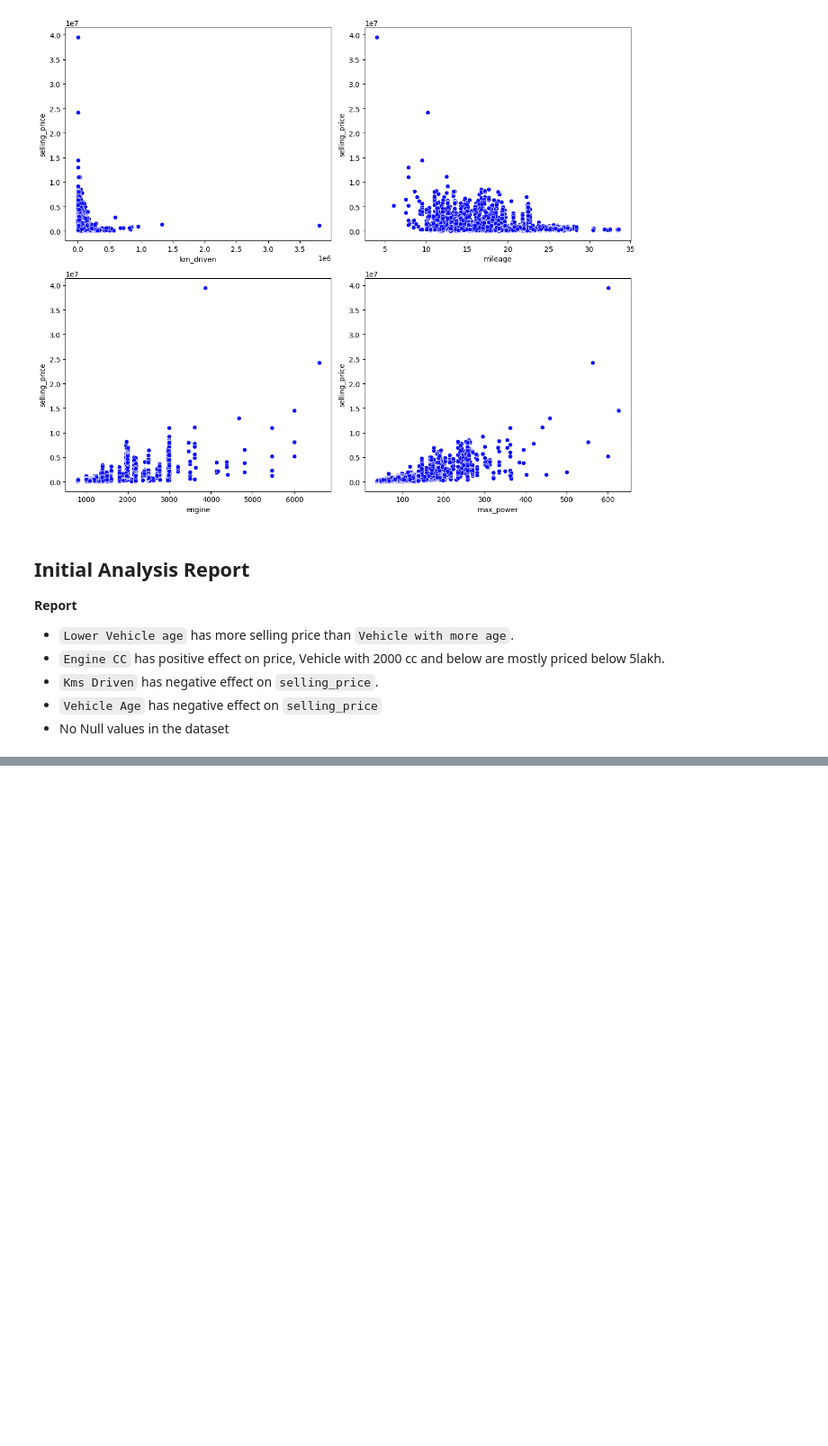
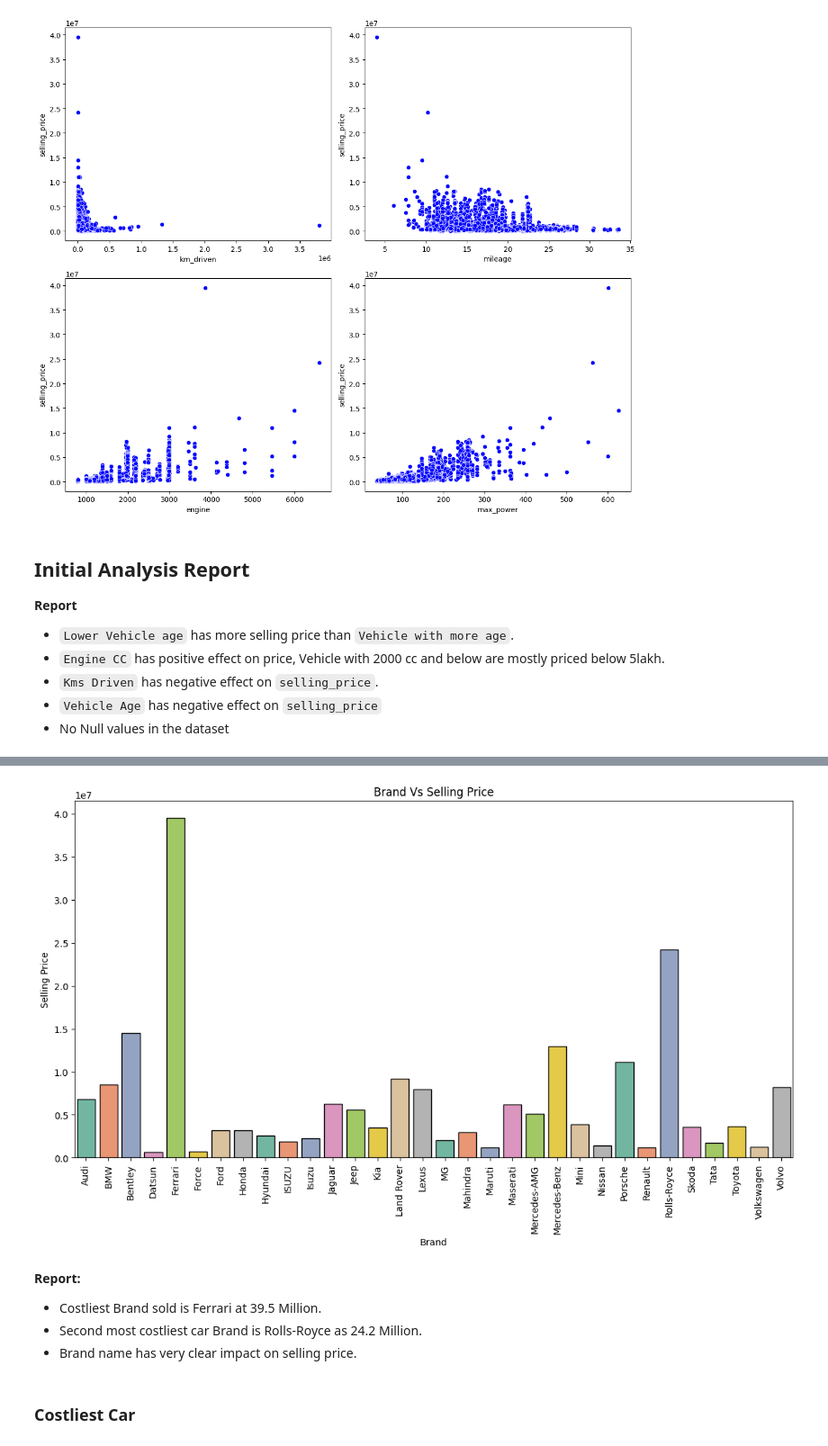
Before and after one commit to RohitKrish46/car-price-predictor, a Jupyter notebook: EDA.ipynb, the cells around one changed output, grey strips where cells are left out. Shown at 90% size. Saved outputs shown, nothing was run; the diff lists cells and outputs as text; code cells hidden in the pictures; blank space fills up the shorter version.

```diff
--- a/EDA.ipynb
+++ b/EDA.ipynb
@@ -240,0 +341,4 @@ ValueError: num must be an integer with 1 <= num <= 4, not 5
+# %%
+brand = df.groupby('brand')['selling_price'].max()
+brand_df = brand.to_frame().sort_values('selling_price', ascending=False)[0:10]
+brand_df
@@ -240,0 +358,18 @@ ValueError: num must be an integer with 1 <= num <= 4, not 5
+# %%
+plt.subplots(figsize=(14, 7))
+sns.barplot(x = brand.index, y=brand.values, ec="black", palette="Set2")
+plt.title("Brand Vs Selling Price")
+plt.xlabel("Brand")
+plt.ylabel("Selling Price")
+plt.xticks(rotation=90)
+plt.show()
+# %% [output]
+[figure, added]
+# %% [markdown]
+**Report:**
+
+ - Costliest Brand sold is Ferrari at 39.5 Million.
+ - Second most costliest car Brand is Rolls-Royce as 24.2 Million.
+ - Brand name has very clear impact on selling price.
+# %% [markdown]
+### Costliest Car
```
Also changed, not shown: parts of 54 cells of this notebook, 1 other file.
